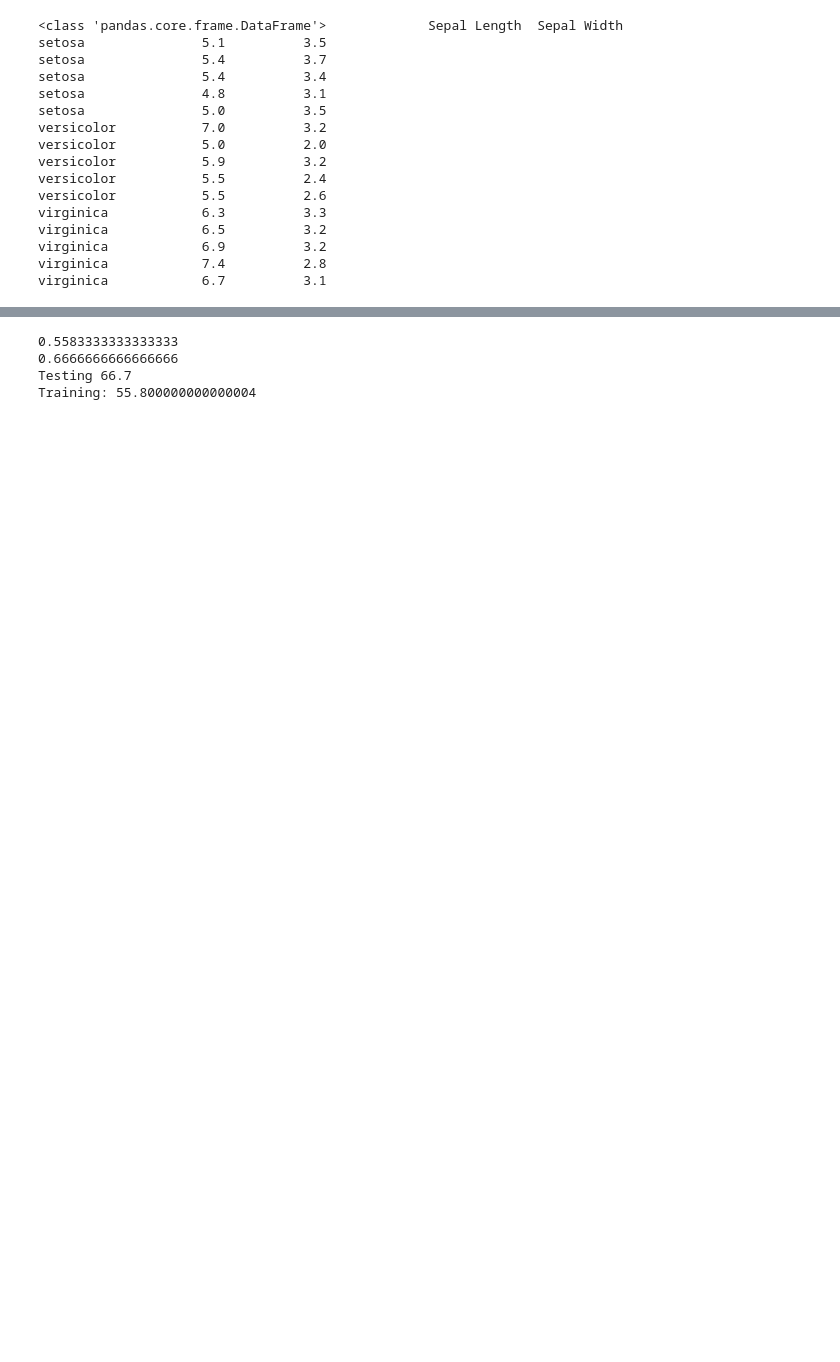
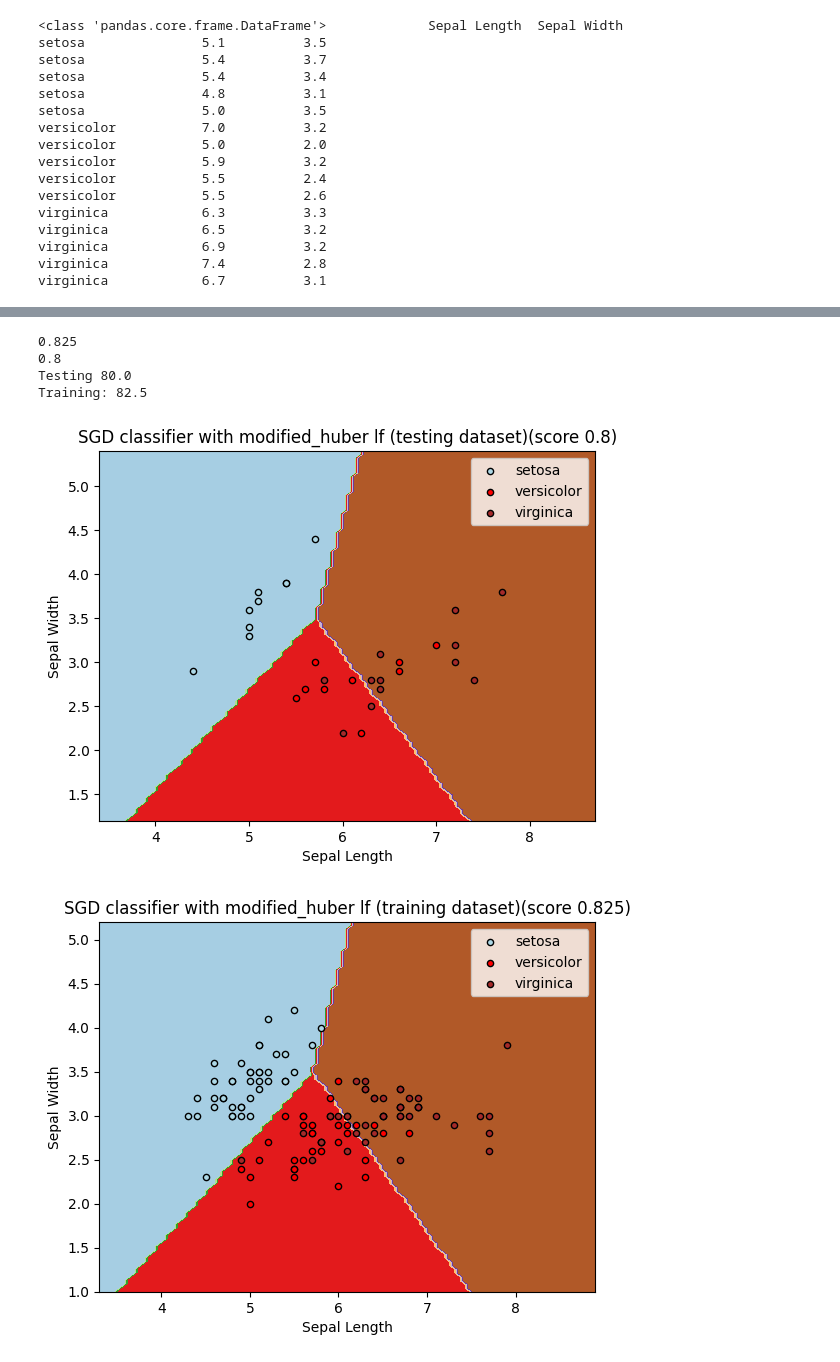
Before and after one commit to BVasquez07/Intro_to_ML_assignments, a Jupyter notebook: Vasquez_Brandon_AS03.ipynb, the cells around one changed output, grey strips where cells are left out. Drawn from its saved outputs; the diff is of its cells as text; code cells hidden in the pictures; blank space fills up the shorter version.

```diff
--- a/Vasquez_Brandon_AS03.ipynb
+++ b/Vasquez_Brandon_AS03.ipynb
@@ -146,16 +185,22 @@ Training: 71.7
 # %%
 #SGD with modified huber loss function
-clf_mod_huber = SGDClassifier(loss="modified_huber", tol=1e-4, random_state=0)
-clf_mod_huber = clf_mod_huber.fit(X_train, y_train)
+clf_mod_huber = SGDClassifier(loss="modified_huber", tol=None, random_state=107).fit(X_train, y_train)
+# random state is essentially the key value for replicating the shuffle so that results can be replicated
 
 print(accuracy_score(y_train, clf_mod_huber.predict(X_train)))
 print(accuracy_score(y_test, clf_mod_huber.predict(X_test)))
 print(f'Testing {round(clf_mod_huber.score(X_test, y_test), 3) * 100}\nTraining: {round(clf_mod_huber.score(X_train, y_train), 3) * 100}')
 
-addScore('SGD_mod_huber', round(clf_mod_huber.score(X_test, y_test), 3), round(clf_mod_huber.score(X_train, y_train), 3) * 100)
+addScore('SGD_mod_huber', round(clf_mod_huber.score(X_test, y_test), 3) * 100, round(clf_mod_huber.score(X_train, y_train), 3) * 100)
+clf_mod_huber.get_params()
+
+fit_and_plot_2d(clf_mod_huber,  X_test, y_test, xlabel='Sepal Length', ylabel='Sepal Width', title='SGD classifier with modified_huber lf (testing dataset)') #plot with the decisionboundary class
+fit_and_plot_2d(clf_mod_huber, X_train, y_train, xlabel='Sepal Length', ylabel='Sepal Width', title='SGD classifier with modified_huber lf (training dataset)')
 # %% [output]
-0.5583333333333333
-0.6666666666666666
-Testing 66.7
-Training: 55.800000000000004
+0.825
+0.8
+Testing 80.0
+Training: 82.5
+[figure, added]
+[figure, added]
 # %%
```
Also changed, not shown: parts of 21 cells of this notebook, 1 other file.
